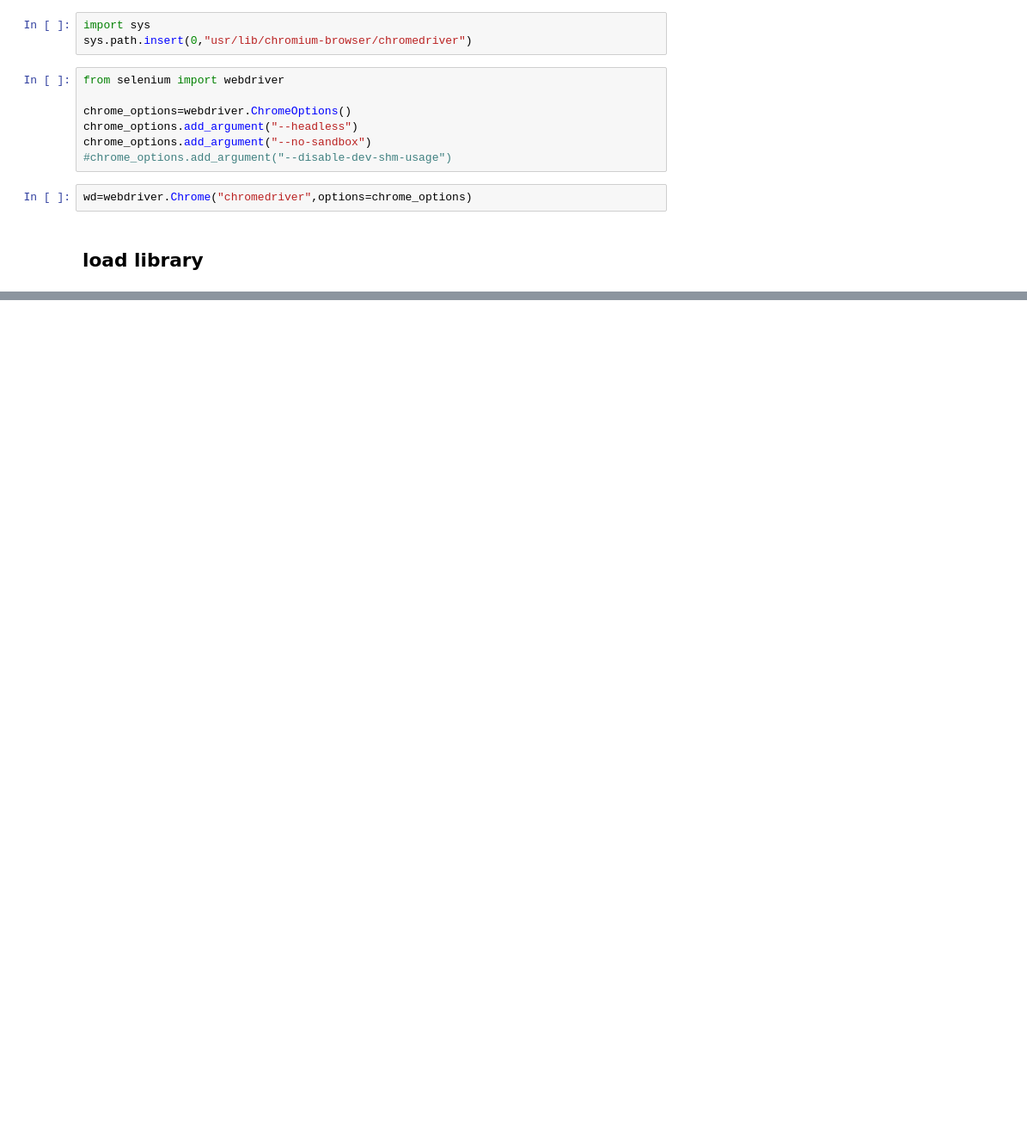
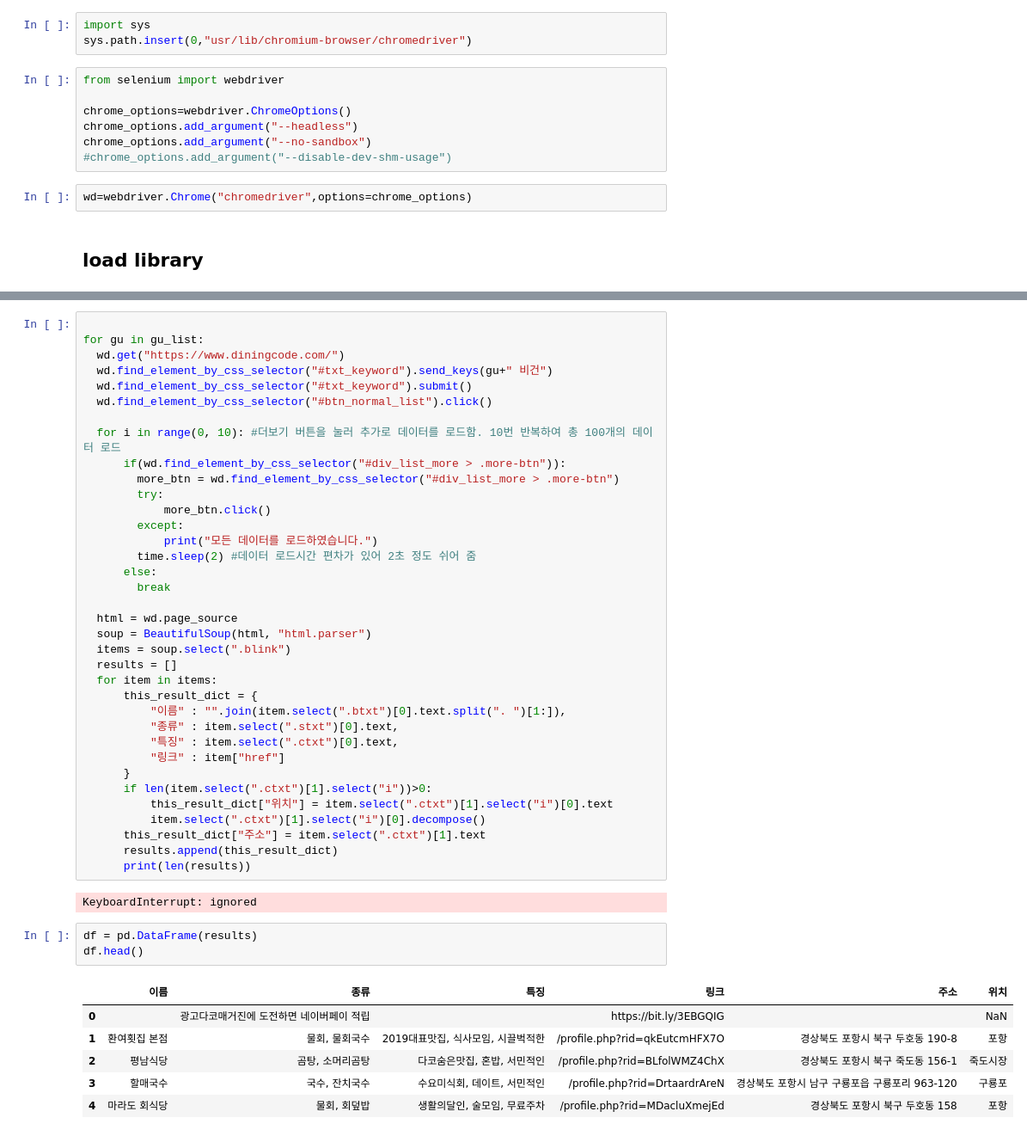
Before and after one commit to JangAyeon/AI_Study, a Jupyter notebook: Crawling/crawling.ipynb, the cells around one changed output, grey strips where cells are left out. Shown: that part at 86% size. Saved outputs shown, nothing was run; the diff lists cells and outputs as text; blank space fills up the shorter version.

```diff
--- a/Crawling/crawling.ipynb
+++ b/Crawling/crawling.ipynb
@@ -148,0 +317,48 @@ total_cafe
+# %%
+
+for gu in gu_list:
+  wd.get("https://www.diningcode.com/")
+  wd.find_element_by_css_selector("#txt_keyword").send_keys(gu+" 비건")
+  wd.find_element_by_css_selector("#txt_keyword").submit()
+  wd.find_element_by_css_selector("#btn_normal_list").click()
+
+  for i in range(0, 10): #더보기 버튼을 눌러 추가로 데이터를 로드함. 10번 반복하여 총 100개의 데이터 로드
+      if(wd.find_element_by_css_selector("#div_list_more > .more-btn")):
+        more_btn = wd.find_element_by_css_selector("#div_list_more > .more-btn")
+        try:
+            more_btn.click()
+        except:
+            print("모든 데이터를 로드하였습니다.")
+        time.sleep(2) #데이터 로드시간 편차가 있어 2초 정도 쉬어 줌
+      else:
+        break
+
+  html = wd.page_source
+  soup = BeautifulSoup(html, "html.parser")
+  items = soup.select(".blink")
+  results = []
+  for item in items:
+      this_result_dict = {
+          "이름" : "".join(item.select(".btxt")[0].text.split(". ")[1:]),
+          "종류" : item.select(".stxt")[0].text,
+          "특징" : item.select(".ctxt")[0].text,
+          "링크" : item["href"]
+      }
+      if len(item.select(".ctxt")[1].select("i"))>0:
+          this_result_dict["위치"] = item.select(".ctxt")[1].select("i")[0].text
+          item.select(".ctxt")[1].select("i")[0].decompose()
+      this_result_dict["주소"] = item.select(".ctxt")[1].text
+      results.append(this_result_dict)
+      print(len(results))
+# %% [output]
+KeyboardInterrupt: ignored
+# %%
+df = pd.DataFrame(results)
+df.head()
+# %% [output]
+|  | 이름 | 종류 | 특징 | 링크 | 주소 | 위치 |
+| 0 |  | 광고다코매거진에 도전하면 네이버페이 적립 |  | https://bit.ly/3EBGQIG |  | NaN |
+| 1 | 환여횟집 본점 | 물회, 물회국수 | 2019대표맛집, 식사모임, 시끌벅적한 | /profile.php?rid=qkEutcmHFX7O | 경상북도 포항시 북구 두호동 190-8 | 포항 |
+| 2 | 평남식당 | 곰탕, 소머리곰탕 | 다코숨은맛집, 혼밥, 서민적인 | /profile.php?rid=BLfolWMZ4ChX | 경상북도 포항시 북구 죽도동 156-1 | 죽도시장 |
+| 3 | 할매국수 | 국수, 잔치국수 | 수요미식회, 데이트, 서민적인 | /profile.php?rid=DrtaardrAreN | 경상북도 포항시 남구 구룡포읍 구룡포리 963-120 | 구룡포 |
+| 4 | 마라도 회식당 | 물회, 회덮밥 | 생활의달인, 술모임, 무료주차 | /profile.php?rid=MDacluXmejEd | 경상북도 포항시 북구 두호동 158 | 포항 |
```
Also changed, not shown: parts of 23 cells of this notebook.
